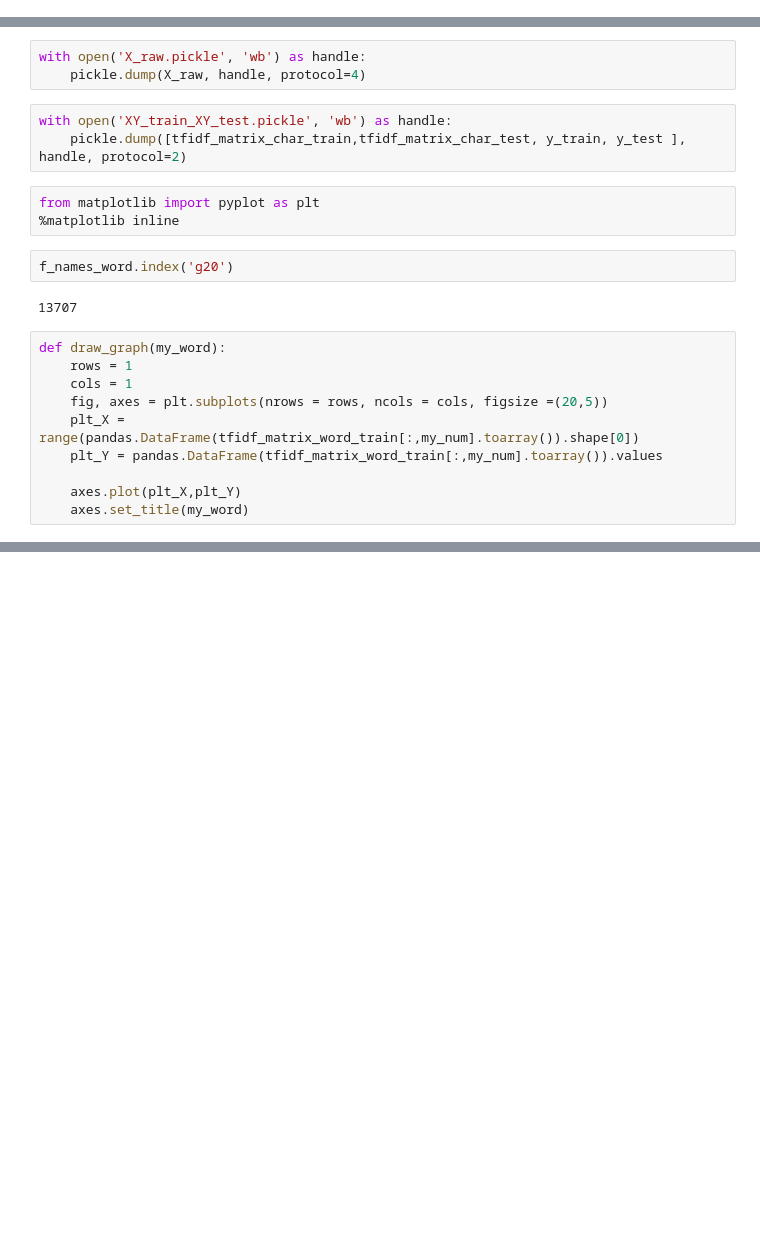
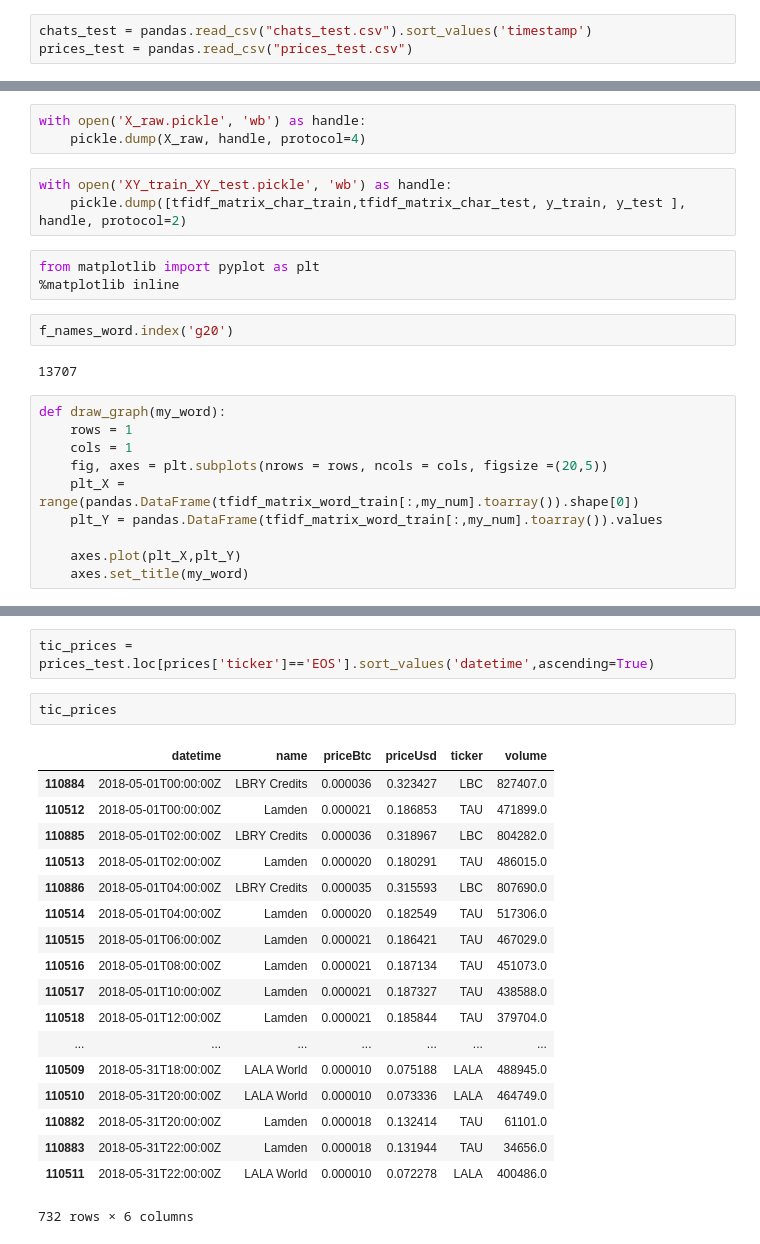
Before and after one commit to bormisov/aisthack, a Jupyter notebook: datdprep_10min.ipynb, the cells around one changed output, grey strips where cells are left out. Saved outputs shown, nothing was run; the diff lists cells and outputs as text; blank space fills up the shorter version.

```diff
--- a/datdprep_10min.ipynb
+++ b/datdprep_10min.ipynb
@@ -21,6 +21,9 @@ news = pandas.read_csv("train\\news_train.csv")
 onchain_EOS = pandas.read_csv("train\\onchain\\EOS_train.csv")
 onchain_TRX = pandas.read_csv("train\\onchain\\TRX_train.csv")
 prices = pandas.read_csv("train\\tickers_train.csv")
+# %%
+chats_test = pandas.read_csv("chats_test.csv").sort_values('timestamp')
+prices_test = pandas.read_csv("prices_test.csv")
 # %%
 ticker = 'DRGN'
 delta = timedelta(minutes=10)
@@ -462,0 +632,23 @@ def draw_graph(my_word):
+# %%
+tic_prices = prices_test.loc[prices['ticker']=='EOS'].sort_values('datetime',ascending=True)
+# %%
+tic_prices
+# %% [output]
+|  | datetime | name | priceBtc | priceUsd | ticker | volume |
+| 110884 | 2018-05-01T00:00:00Z | LBRY Credits | 0.000036 | 0.323427 | LBC | 827407.0 |
+| 110512 | 2018-05-01T00:00:00Z | Lamden | 0.000021 | 0.186853 | TAU | 471899.0 |
+| 110885 | 2018-05-01T02:00:00Z | LBRY Credits | 0.000036 | 0.318967 | LBC | 804282.0 |
+| 110513 | 2018-05-01T02:00:00Z | Lamden | 0.000020 | 0.180291 | TAU | 486015.0 |
+| 110886 | 2018-05-01T04:00:00Z | LBRY Credits | 0.000035 | 0.315593 | LBC | 807690.0 |
+| 110514 | 2018-05-01T04:00:00Z | Lamden | 0.000020 | 0.182549 | TAU | 517306.0 |
+| 110515 | 2018-05-01T06:00:00Z | Lamden | 0.000021 | 0.186421 | TAU | 467029.0 |
+| 110516 | 2018-05-01T08:00:00Z | Lamden | 0.000021 | 0.187134 | TAU | 451073.0 |
+| 110517 | 2018-05-01T10:00:00Z | Lamden | 0.000021 | 0.187327 | TAU | 438588.0 |
+| 110518 | 2018-05-01T12:00:00Z | Lamden | 0.000021 | 0.185844 | TAU | 379704.0 |
+| ... | ... | ... | ... | ... | ... | ... |
+| 110509 | 2018-05-31T18:00:00Z | LALA World | 0.000010 | 0.075188 | LALA | 488945.0 |
+| 110510 | 2018-05-31T20:00:00Z | LALA World | 0.000010 | 0.073336 | LALA | 464749.0 |
+| 110882 | 2018-05-31T20:00:00Z | Lamden | 0.000018 | 0.132414 | TAU | 61101.0 |
+| 110883 | 2018-05-31T22:00:00Z | Lamden | 0.000018 | 0.131944 | TAU | 34656.0 |
+| 110511 | 2018-05-31T22:00:00Z | LALA World | 0.000010 | 0.072278 | LALA | 400486.0 |
+732 rows × 6 columns
```
Also changed, not shown: parts of 14 cells of this notebook.
